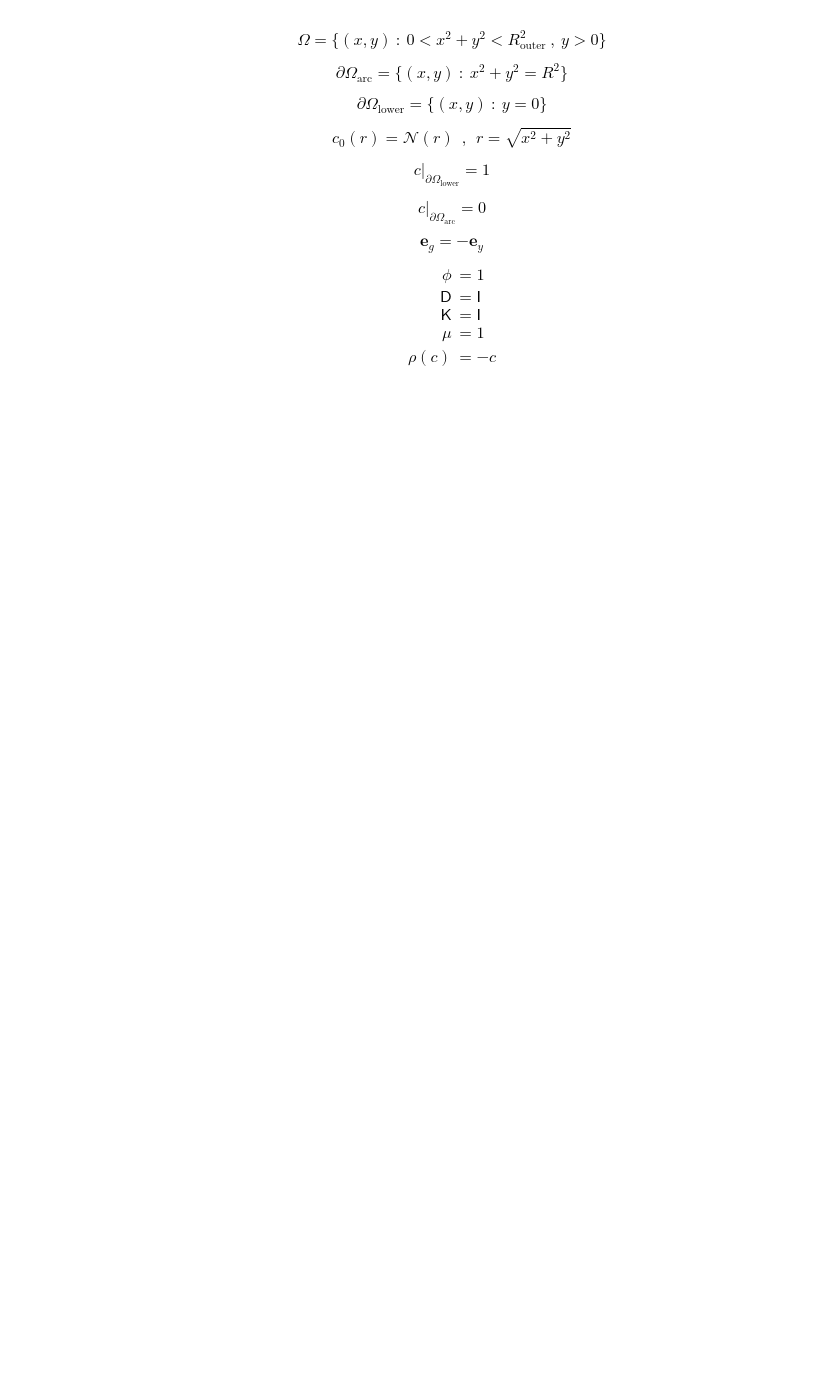
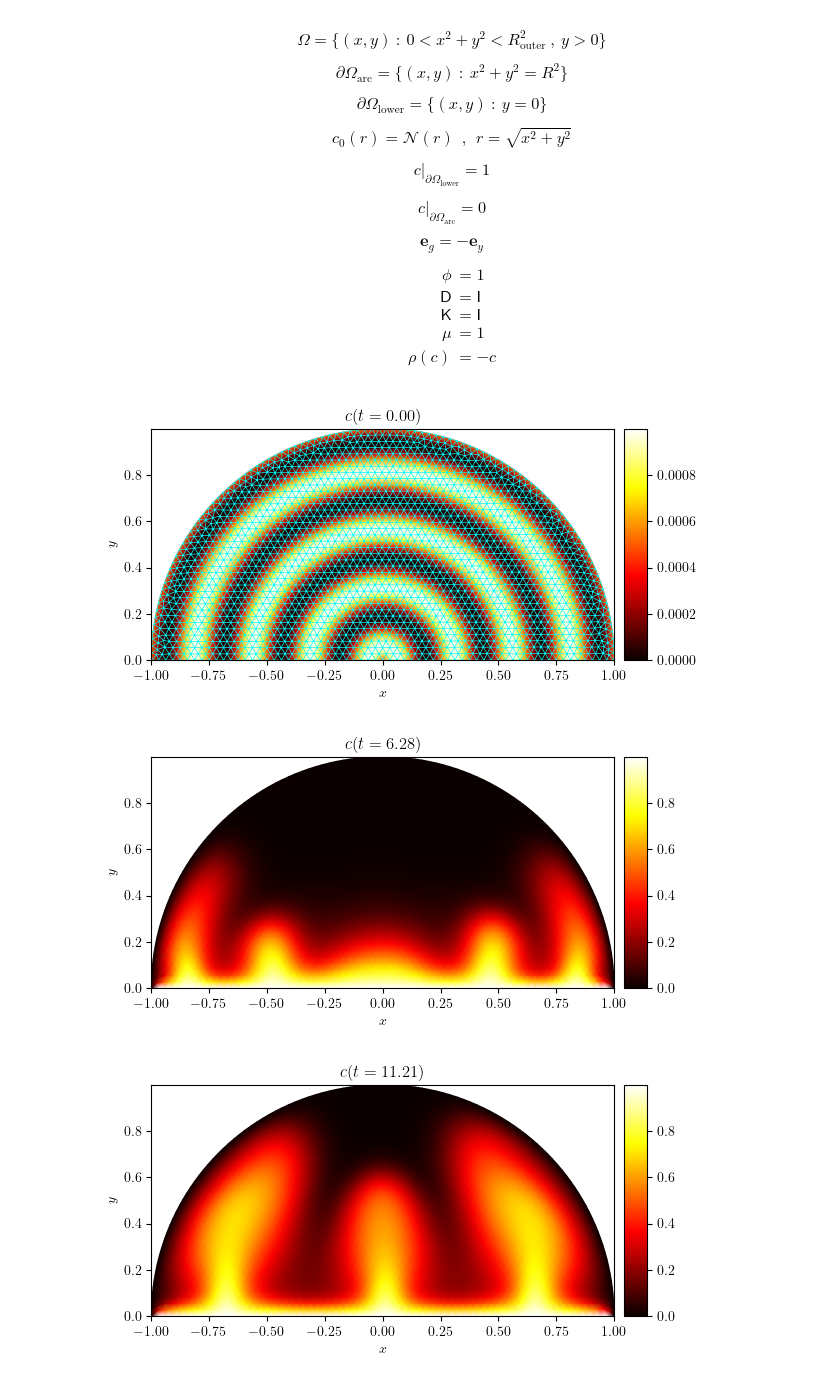
Before and after one commit to george-poole/LUCiFEx, a Jupyter notebook: demo/A14_porous_convection_semicircle.ipynb, the cells around one changed output. Drawn from its saved outputs; the diff is of its cells as text; code cells hidden in the pictures; blank space fills up the shorter version.

```diff
--- a/demo/A14_porous_convection_semicircle.ipynb
+++ b/demo/A14_porous_convection_semicircle.ipynb
@@ -97,3 +97,41 @@ def rayleigh_benard_semicircle(
         secondary=secondary,
     )
     return simulation
+# %%
+simulation = rayleigh_benard_semicircle(
+    radius=1.0,
+    Nradial=32,
+    Ra=300.0,
+    c_eps=1e-3,
+    c_freq=8,
+    D_adv=AB2,
+    D_diff=CN,
+)
+
+n_stop = 400
+dt_init = 1e-6
+n_init = 5
+integrate(simulation, n_stop=n_stop, dt_init=dt_init, n_init=n_init)
+# %%
+c = simulation['c']
+mesh = c.mesh
+mesh_tri = triangulation(c.function_space.mesh)
+x, y = mesh_tri.x, mesh_tri.y
+
+i_quart = int(0.25 * len(c.series))
+i_mid = int(0.5 * len(c.series))
+time_indices = (0, i_quart, i_mid,  -1)
+for i in time_indices:
+    c_tri = triangulation(c.series[i])
+    fig, ax = plot_colormap(
+        (mesh_tri, c_tri),
+        title=f'$c(t={c.time_series[i]:.2f})$',
+        cartesian=False,
+    )
+    if i == 0:
+        plot_mesh(fig, ax, mesh, color='cyan', linewidth=0.5)
+    write(fig, f'A14_rayleigh_benard_semicircle_t={c.time_series[i]:.2f}', './figures', close=False, pickle=False)
+# %% [output]
+[figure, added]
+[figure, added]
+[figure, added]
```
Also changed, not shown: parts of 2 cells of this notebook, 27 other files.
